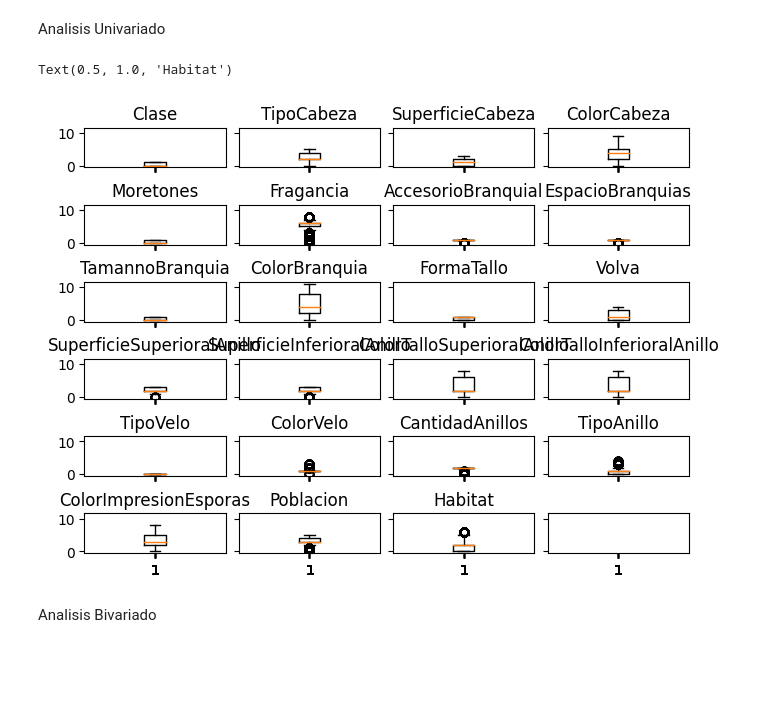
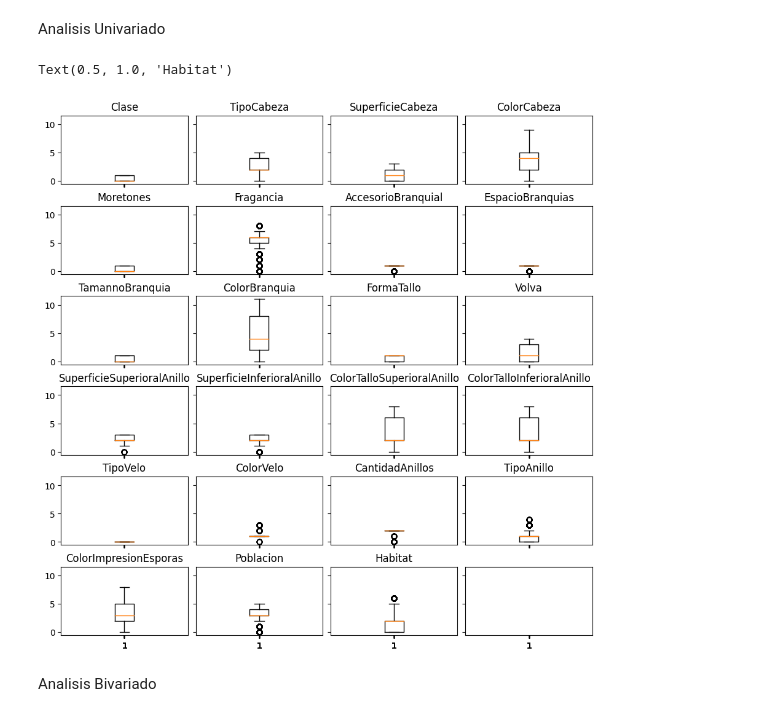
Before and after one commit to Sikriolc/DSCoder, a Jupyter notebook: DesafioFinalDS/DesafioFinal.ipynb, the cells around one changed output. Cells and saved outputs as stored; diff of their text form; code cells hidden in the pictures; blank space fills up the shorter version.

```diff
--- a/DesafioFinalDS/DesafioFinal.ipynb
+++ b/DesafioFinalDS/DesafioFinal.ipynb
@@ -208,7 +208,7 @@ Index(['ID', 'Clase', 'TipoCabeza', 'SuperficieCabeza', 'ColorCabeza',
 # %% [markdown]
 Analisis Univariado
 # %%
-fig, axs = plt.subplots(6, 4,sharex=True,sharey=True, layout='constrained')
+fig, axs = plt.subplots(6, 4,sharex=True,sharey=True, layout='constrained',figsize=(9,9))
 
 axs[0,0].boxplot(data_encoded['Clase'])
 axs[0,0].set_title('Clase')
@@ -253,34 +253,34 @@ axs[3,1].boxplot(data_encoded['SuperficieInferioralAnillo'])
 axs[3,1].set_title('SuperficieInferioralAnillo')
 
 axs[3,2].boxplot(data_encoded['ColorTalloSuperioralAnillo'])
 axs[3,2].set_title('ColorTalloSuperioralAnillo')
 
 axs[3,3].boxplot(data_encoded['ColorTalloInferioralAnillo'])
 axs[3,3].set_title('ColorTalloInferioralAnillo')
 
 axs[4,0].boxplot(data_encoded['TipoVelo'])
 axs[4,0].set_title('TipoVelo')
 
 axs[4,1].boxplot(data_encoded['ColorVelo'])
 axs[4,1].set_title('ColorVelo')
 
 axs[4,2].boxplot(data_encoded['CantidadAnillos'])
 axs[4,2].set_title('CantidadAnillos')
 
 axs[4,3].boxplot(data_encoded['TipoAnillo'])
 axs[4,3].set_title('TipoAnillo')
 
 axs[5,0].boxplot(data_encoded['ColorImpresionEsporas'])
 axs[5,0].set_title('ColorImpresionEsporas')
 
 axs[5,1].boxplot(data_encoded['Poblacion'])
 axs[5,1].set_title('Poblacion')
 
 axs[5,2].boxplot(data_encoded['Habitat'])
 axs[5,2].set_title('Habitat')
 # %% [output]
 Text(0.5, 1.0, 'Habitat')
-[figure, old version]
+[figure, new version]
 # %% [markdown]
 Analisis Bivariado
 # %% [markdown]
```
